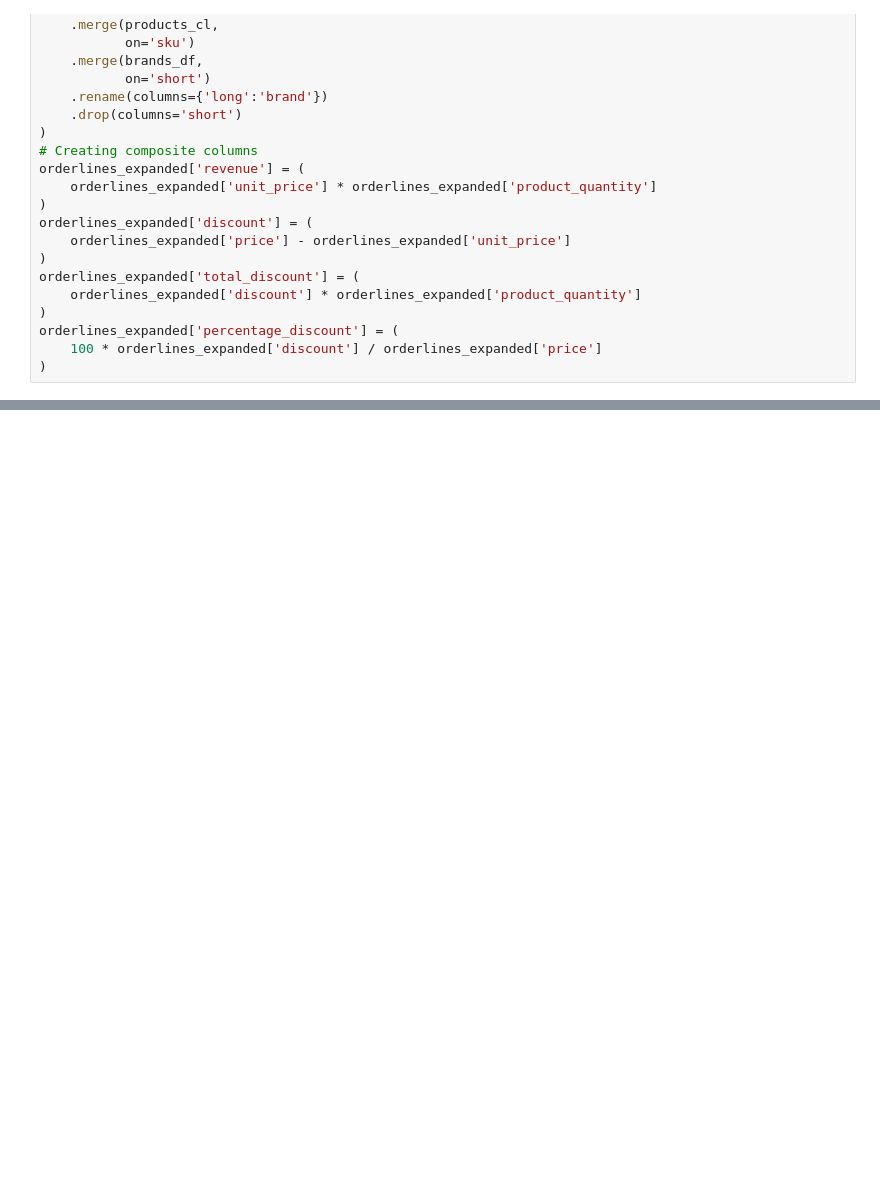
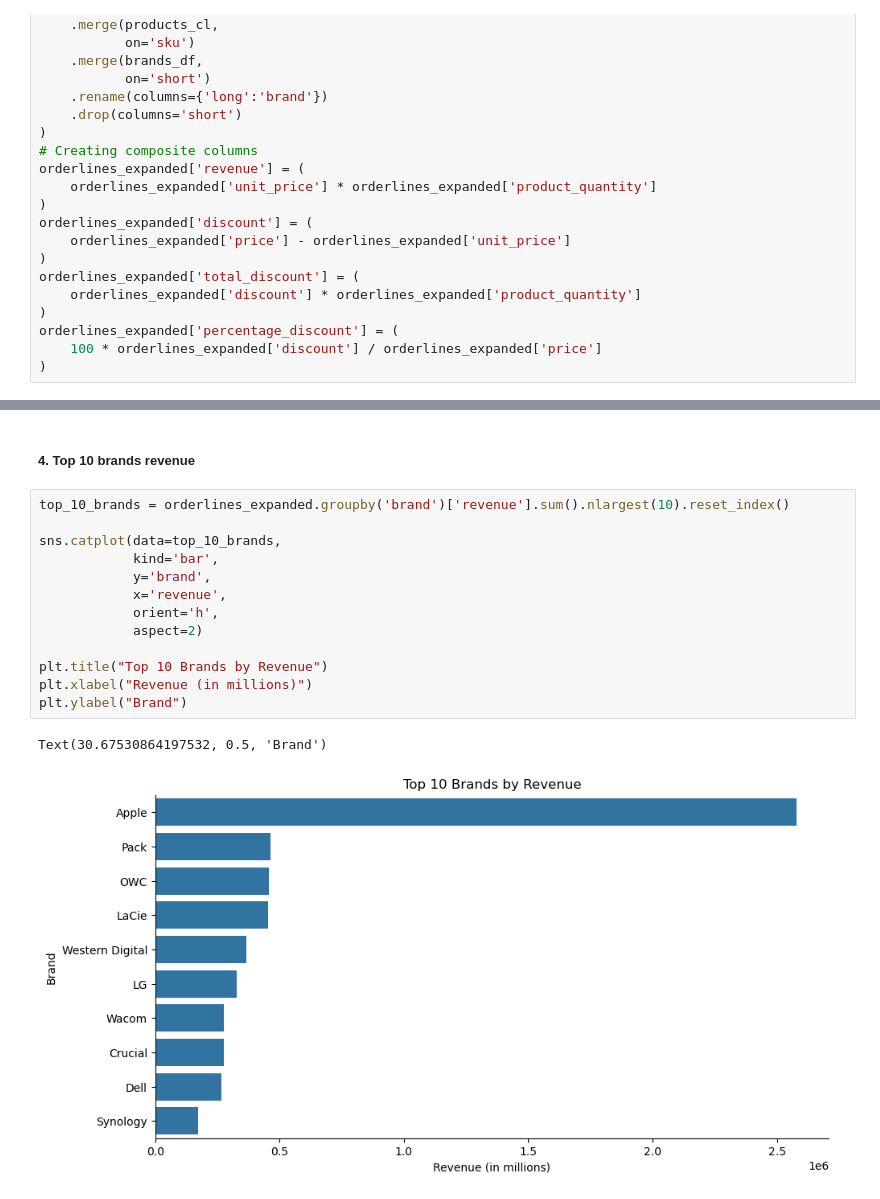
Before and after one commit to KostasBzn/WBS_CODING_SCHOOL_projects, a Jupyter notebook: 5_data_visualisation.ipynb, the cells around one changed output, grey strips where cells are left out. Saved outputs shown, nothing was run; the diff lists cells and outputs as text; blank space fills up the shorter version.

```diff
--- a/5_data_visualisation.ipynb
+++ b/5_data_visualisation.ipynb
@@ -48,0 +120,18 @@ orderlines_expanded['percentage_discount'] = (
+# %% [markdown]
+##### 4. Top 10 brands revenue
+# %%
+top_10_brands = orderlines_expanded.groupby('brand')['revenue'].sum().nlargest(10).reset_index()
+
+sns.catplot(data=top_10_brands,
+            kind='bar',
+            y='brand',
+            x='revenue',
+            orient='h',
+            aspect=2)
+
+plt.title("Top 10 Brands by Revenue")
+plt.xlabel("Revenue (in millions)")
+plt.ylabel("Brand")
+# %% [output]
+Text(30.67530864197532, 0.5, 'Brand')
+[figure, added]
```
Also changed, not shown: parts of 10 cells of this notebook, 2 other files.
